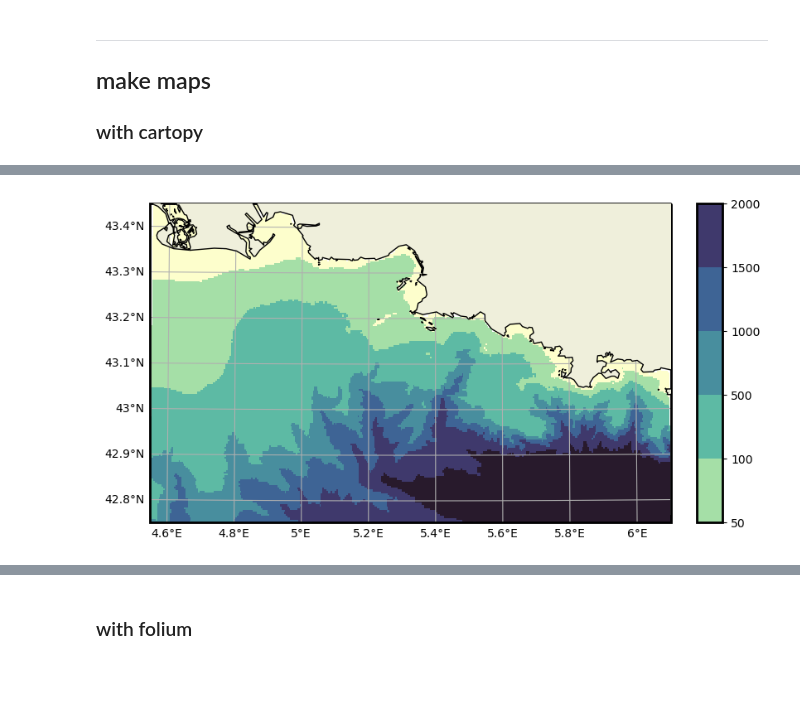
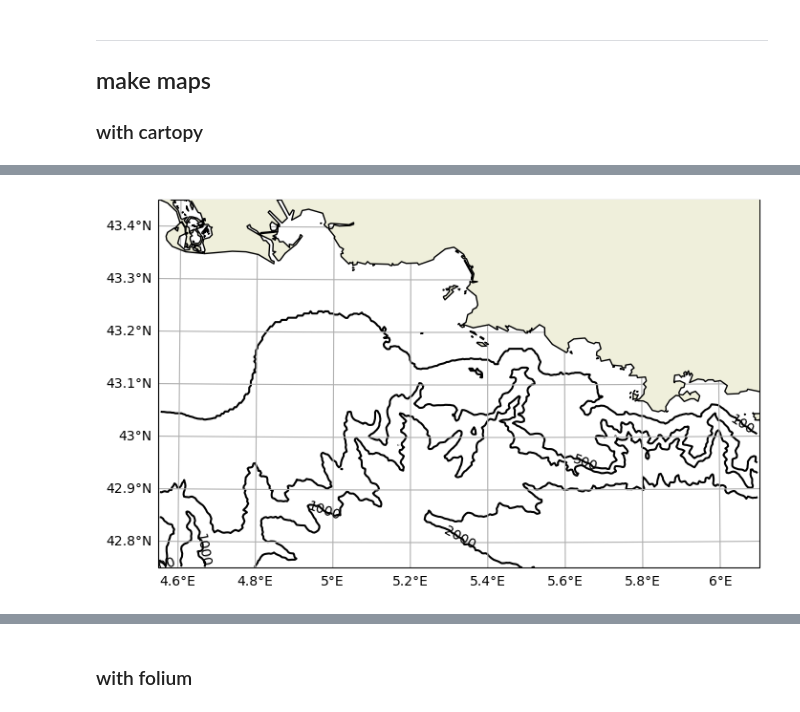
Before and after one commit to apatlpo/pynsitu, a Jupyter notebook: doc/example_events.ipynb, the cells around one changed output, grey strips where cells are left out. Saved outputs shown, nothing was run; the diff lists cells and outputs as text; code cells hidden in the pictures; blank space fills up the shorter version.

```diff
--- a/doc/example_events.ipynb
+++ b/doc/example_events.ipynb
@@ -56,4 +135,4 @@ cp.timeline()
 # %%
-fac = cp.plot_map(coastline="h")
+fac = cp.map(coastline="h", bathy_levels=[0, 100, 500, 1000, 2000])
 # %% [output]
-[figure, old version]
+[figure, new version]
```
Also changed, not shown: parts of 16 cells of this notebook, 3 other files.
